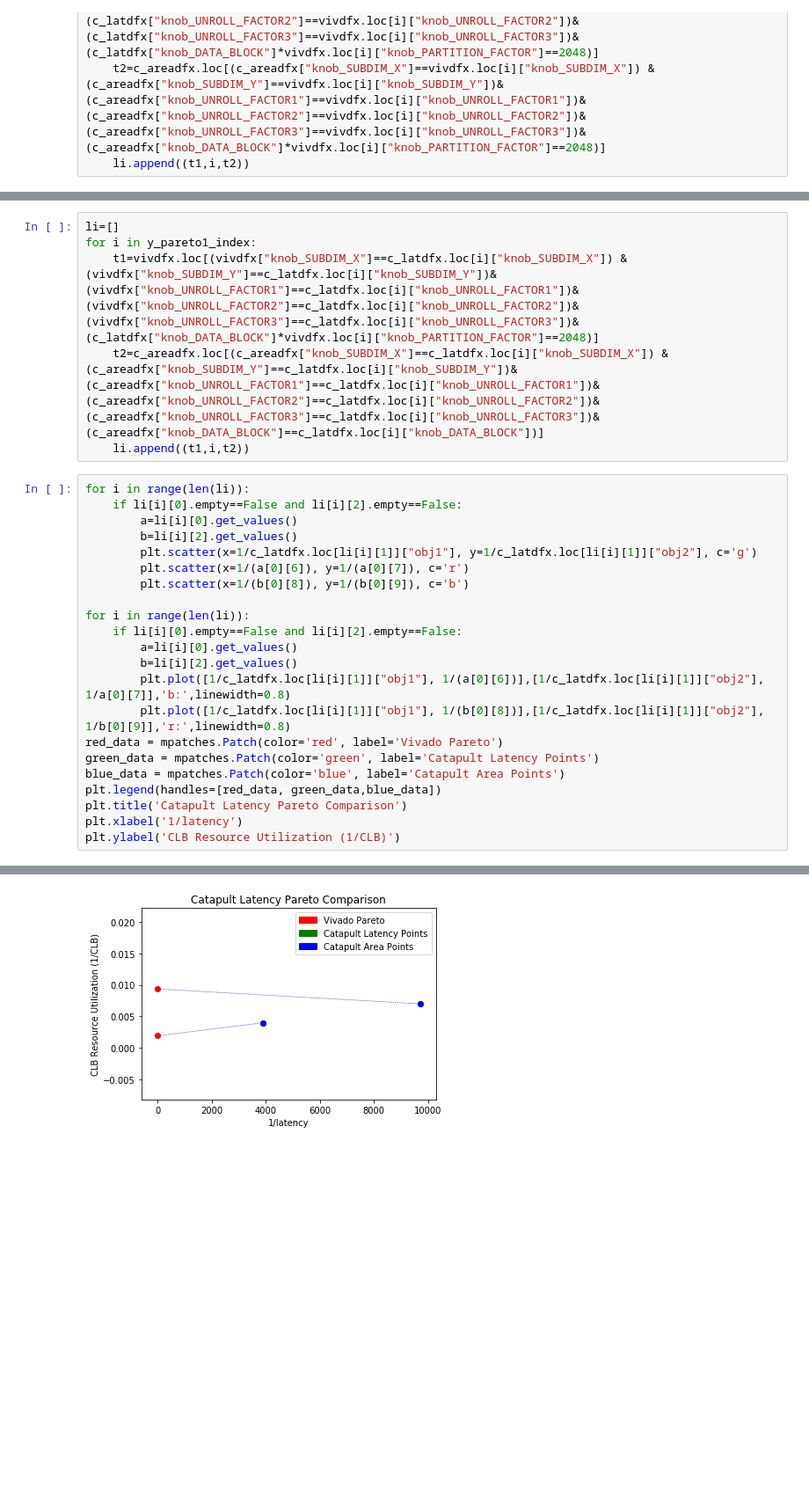
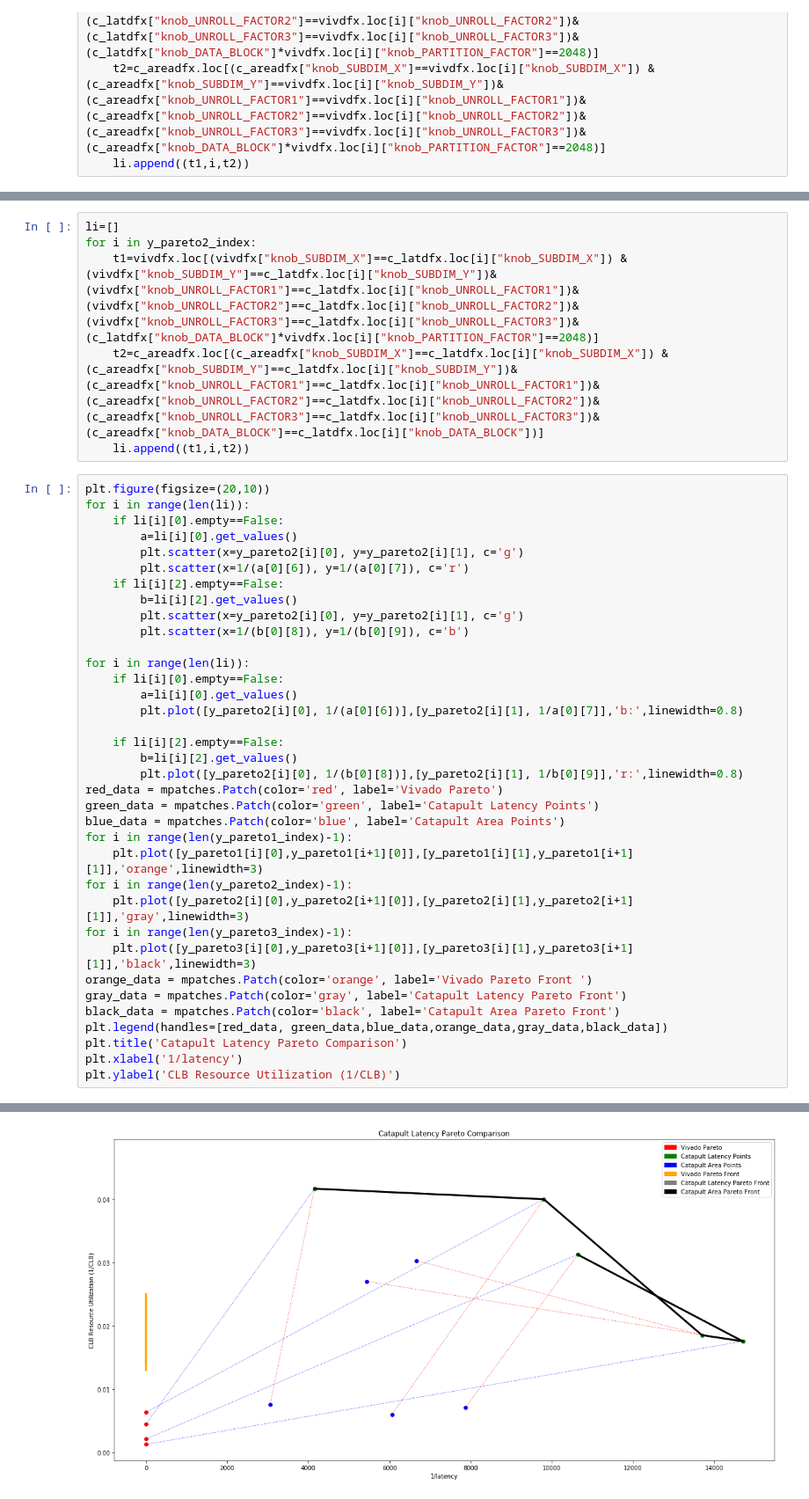
Before and after one commit to KastnerRG/Spector-HLS, a Jupyter notebook: matrix_multiplication/results/postproc/matmul_postproc.ipynb, the cells around one changed output, grey strips where cells are left out. Shown at 88% size. Saved outputs shown, nothing was run; the diff lists cells and outputs as text; blank space fills up the shorter version.

```diff
--- a/matrix_multiplication/results/postproc/matmul_postproc.ipynb
+++ b/matrix_multiplication/results/postproc/matmul_postproc.ipynb
@@ -264,31 +277,45 @@ Text(0, 0.5, 'CLB Resource Utilization (1/CLB)')
 # %%
 li=[]
-for i in y_pareto1_index:
+for i in y_pareto2_index:
     t1=vivdfx.loc[(vivdfx["knob_SUBDIM_X"]==c_latdfx.loc[i]["knob_SUBDIM_X"]) & (vivdfx["knob_SUBDIM_Y"]==c_latdfx.loc[i]["knob_SUBDIM_Y"])& (vivdfx["knob_UNROLL_FACTOR1"]==c_latdfx.loc[i]["knob_UNROLL_FACTOR1"])& (vivdfx["knob_UNROLL_FACTOR2"]==c_latdfx.loc[i]["knob_UNROLL_FACTOR2"])& (vivdfx["knob_UNROLL_FACTOR3"]==c_latdfx.loc[i]["knob_UNROLL_FACTOR3"])& (c_latdfx["knob_DATA_BLOCK"]*vivdfx.loc[i]["knob_PARTITION_FACTOR"]==2048)]
     t2=c_areadfx.loc[(c_areadfx["knob_SUBDIM_X"]==c_latdfx.loc[i]["knob_SUBDIM_X"]) & (c_areadfx["knob_SUBDIM_Y"]==c_latdfx.loc[i]["knob_SUBDIM_Y"])& (c_areadfx["knob_UNROLL_FACTOR1"]==c_latdfx.loc[i]["knob_UNROLL_FACTOR1"])& (c_areadfx["knob_UNROLL_FACTOR2"]==c_latdfx.loc[i]["knob_UNROLL_FACTOR2"])& (c_areadfx["knob_UNROLL_FACTOR3"]==c_latdfx.loc[i]["knob_UNROLL_FACTOR3"])& (c_areadfx["knob_DATA_BLOCK"]==c_latdfx.loc[i]["knob_DATA_BLOCK"])]
     li.append((t1,i,t2))
 # %%
+plt.figure(figsize=(20,10))
 for i in range(len(li)):
-    if li[i][0].empty==False and li[i][2].empty==False:
+    if li[i][0].empty==False:
         a=li[i][0].get_values()
+        plt.scatter(x=y_pareto2[i][0], y=y_pareto2[i][1], c='g')
+        plt.scatter(x=1/(a[0][6]), y=1/(a[0][7]), c='r')
+    if li[i][2].empty==False:
         b=li[i][2].get_values()
-        plt.scatter(x=1/c_latdfx.loc[li[i][1]]["obj1"], y=1/c_latdfx.loc[li[i][1]]["obj2"], c='g')
-        plt.scatter(x=1/(a[0][6]), y=1/(a[0][7]), c='r')
+        plt.scatter(x=y_pareto2[i][0], y=y_pareto2[i][1], c='g')
         plt.scatter(x=1/(b[0][8]), y=1/(b[0][9]), c='b')
 
 for i in range(len(li)):
-    if li[i][0].empty==False and li[i][2].empty==False:
+    if li[i][0].empty==False:
         a=li[i][0].get_values()
+        plt.plot([y_pareto2[i][0], 1/(a[0][6])],[y_pareto2[i][1], 1/a[0][7]],'b:',linewidth=0.8)
+
+    if li[i][2].empty==False:
         b=li[i][2].get_values()
-        plt.plot([1/c_latdfx.loc[li[i][1]]["obj1"], 1/(a[0][6])],[1/c_latdfx.loc[li[i][1]]["obj2"], 1/a[0][7]],'b:',linewidth=0.8)
-        plt.plot([1/c_latdfx.loc[li[i][1]]["obj1"], 1/(b[0][8])],[1/c_latdfx.loc[li[i][1]]["obj2"], 1/b[0][9]],'r:',linewidth=0.8)
+        plt.plot([y_pareto2[i][0], 1/(b[0][8])],[y_pareto2[i][1], 1/b[0][9]],'r:',linewidth=0.8)
 red_data = mpatches.Patch(color='red', label='Vivado Pareto')
 green_data = mpatches.Patch(color='green', label='Catapult Latency Points')
 blue_data = mpatches.Patch(color='blue', label='Catapult Area Points')
-plt.legend(handles=[red_data, green_data,blue_data])
+for i in range(len(y_pareto1_index)-1):
+    plt.plot([y_pareto1[i][0],y_pareto1[i+1][0]],[y_pareto1[i][1],y_pareto1[i+1][1]],'orange',linewidth=3)
+for i in range(len(y_pareto2_index)-1):
+    plt.plot([y_pareto2[i][0],y_pareto2[i+1][0]],[y_pareto2[i][1],y_pareto2[i+1][1]],'gray',linewidth=3)
+for i in range(len(y_pareto3_index)-1):
+    plt.plot([y_pareto3[i][0],y_pareto3[i+1][0]],[y_pareto3[i][1],y_pareto3[i+1][1]],'black',linewidth=3)
+orange_data = mpatches.Patch(color='orange', label='Vivado Pareto Front ')
+gray_data = mpatches.Patch(color='gray', label='Catapult Latency Pareto Front')
+black_data = mpatches.Patch(color='black', label='Catapult Area Pareto Front')
+plt.legend(handles=[red_data, green_data,blue_data,orange_data,gray_data,black_data])
 plt.title('Catapult Latency Pareto Comparison')
 plt.xlabel('1/latency')
 plt.ylabel('CLB Resource Utilization (1/CLB)')
 # %% [output]
 Text(0, 0.5, 'CLB Resource Utilization (1/CLB)')
-[figure, old version]
+[figure, new version]
```
Also changed, not shown: parts of 5 cells of this notebook.
